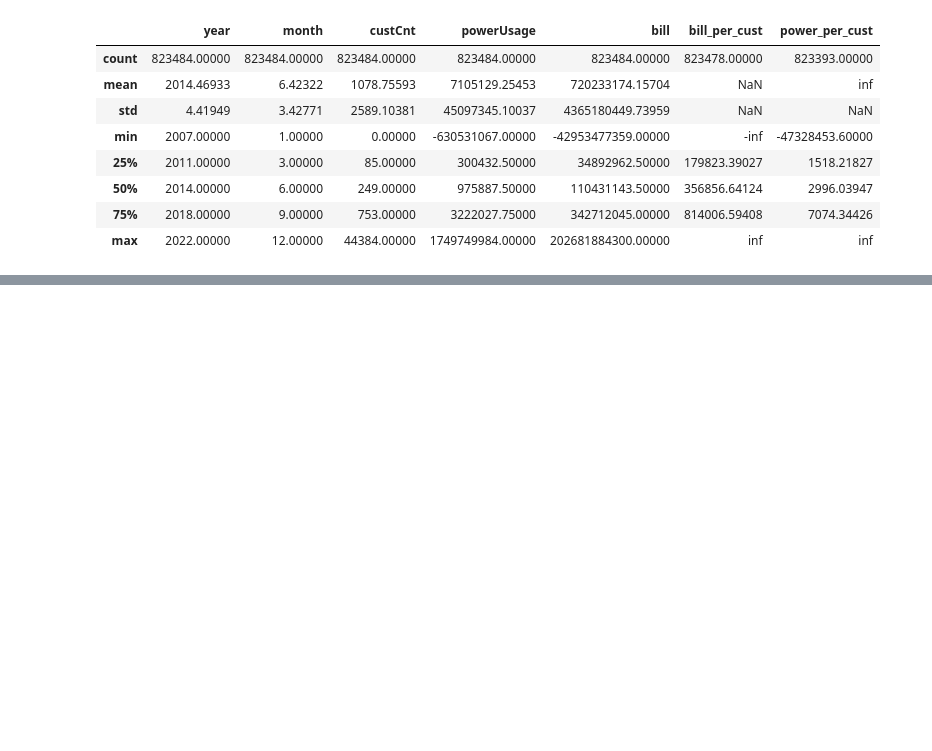
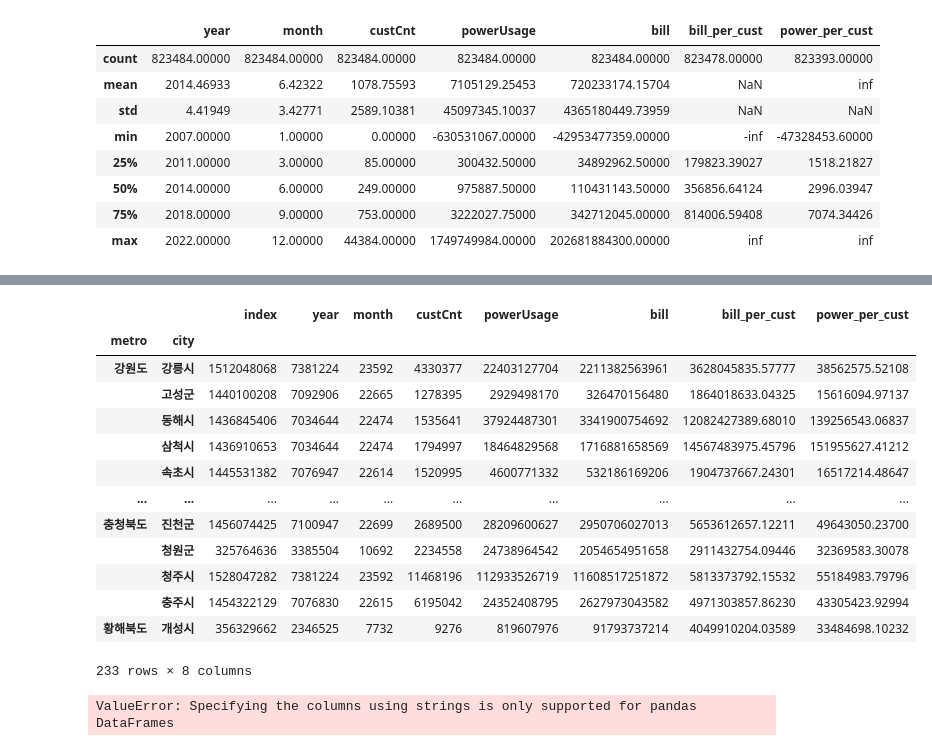
Before and after one commit to hssong95/Personal_project3, a Jupyter notebook: model.ipynb, the cells around one changed output, grey strips where cells are left out. Cells and saved outputs as stored; diff of their text form; code cells hidden in the pictures; blank space fills up the shorter version.

```diff
--- a/model.ipynb
+++ b/model.ipynb
@@ -143,3 +197,7 @@ main_df.describe()
+# %%
+main_df=main_df.replace('광업 ','광업')
+main_df=main_df.replace(['제조업 ','금융 및 보험업 ','농업, 임업 및 어업 ','숙박 및 음식점업 ','전기, 가스, 증기 및 수도사업 ','전문, 과학 및 기술 서비스업 ','건설업 ','부동산업 및 임대업 '],
+['제조업','금융 및 보험업','농업, 임업 및 어업','숙박 및 음식점업','전기, 가스, 증기 및 수도사업','전문, 과학 및 기술 서비스업','건설업','부동산업 및 임대업'])
 # %%
 import matplotlib.pyplot as plt
 import seaborn as sns
@@ -150,11 +208,12 @@ from sklearn.preprocessing import OneHotEncoder
 from sklearn.pipeline import make_pipeline
 
 target='bill_per_cust'
-feature=['year','month','metro','city','biz','power_per_cust']
-
+# feature=['year','month','metro','city','biz','power_per_cust']
+feature=['year','metro','city','biz','power_per_cust']
+main_df=main_df.dropna()
 x = main_df[feature]
 y = main_df[target]
 
 
 x_train, x_test, y_train, y_test = train_test_split(x , y, test_size=0.2, random_state=99)
-x_train, x_val , y_train, y_val = train_test_split(x_train, y_train, test_size=0.1, random_state=99)
+# x_train, x_val , y_train, y_val = train_test_split(x_train, y_train, test_size=0.1, random_state=99)
@@ -192,0 +352,21 @@ ValueError: Input contains infinity or a value too large for dtype('float64').
+# %%
+main_df.groupby(['metro','city']).sum()
+# %% [output]
+|  |  | index | year | month | custCnt | powerUsage | bill | bill_per_cust | power_per_cust |
+| metro | city |  |  |  |  |  |  |  |  |
+| 강원도 | 강릉시 | 1512048068 | 7381224 | 23592 | 4330377 | 22403127704 | 2211382563961 | 3628045835.57777 | 38562575.52108 |
+|  | 고성군 | 1440100208 | 7092906 | 22665 | 1278395 | 2929498170 | 326470156480 | 1864018633.04325 | 15616094.97137 |
+|  | 동해시 | 1436845406 | 7034644 | 22474 | 1535641 | 37924487301 | 3341900754692 | 12082427389.68010 | 139256543.06837 |
+|  | 삼척시 | 1436910653 | 7034644 | 22474 | 1794997 | 18464829568 | 1716881658569 | 14567483975.45796 | 151955627.41212 |
+|  | 속초시 | 1445531382 | 7076947 | 22614 | 1520995 | 4600771332 | 532186169206 | 1904737667.24301 | 16517214.48647 |
+| ... | ... | ... | ... | ... | ... | ... | ... | ... | ... |
+| 충청북도 | 진천군 | 1456074425 | 7100947 | 22699 | 2689500 | 28209600627 | 2950706027013 | 5653612657.12211 | 49643050.23700 |
+|  | 청원군 | 325764636 | 3385504 | 10692 | 2234558 | 24738964542 | 2054654951658 | 2911432754.09446 | 32369583.30078 |
+|  | 청주시 | 1528047282 | 7381224 | 23592 | 11468196 | 112933526719 | 11608517251872 | 5813373792.15532 | 55184983.79796 |
+|  | 충주시 | 1454322129 | 7076830 | 22615 | 6195042 | 24352408795 | 2627973043582 | 4971303857.86230 | 43305423.92994 |
+| 황해북도 | 개성시 | 356329662 | 2346525 | 7732 | 9276 | 819607976 | 91793737214 | 4049910204.03589 | 33484698.10232 |
+233 rows × 8 columns
+# %%
+pipe.predict([[2023,'강원도','강릉시','광업',38000]])
+# %% [output]
+ValueError: Specifying the columns using strings is only supported for pandas DataFrames
```
Also changed, not shown: parts of 17 cells of this notebook, 22 other files.
